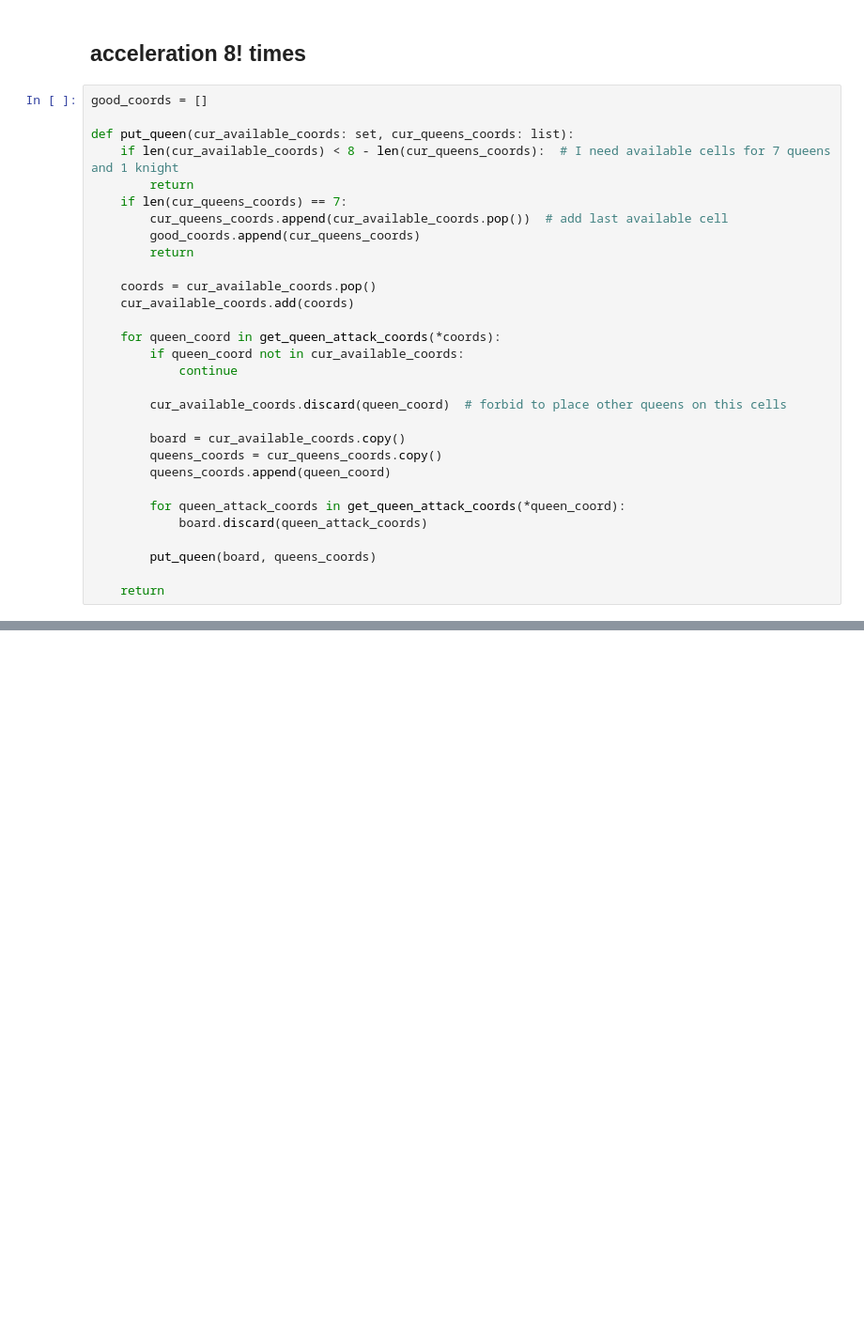
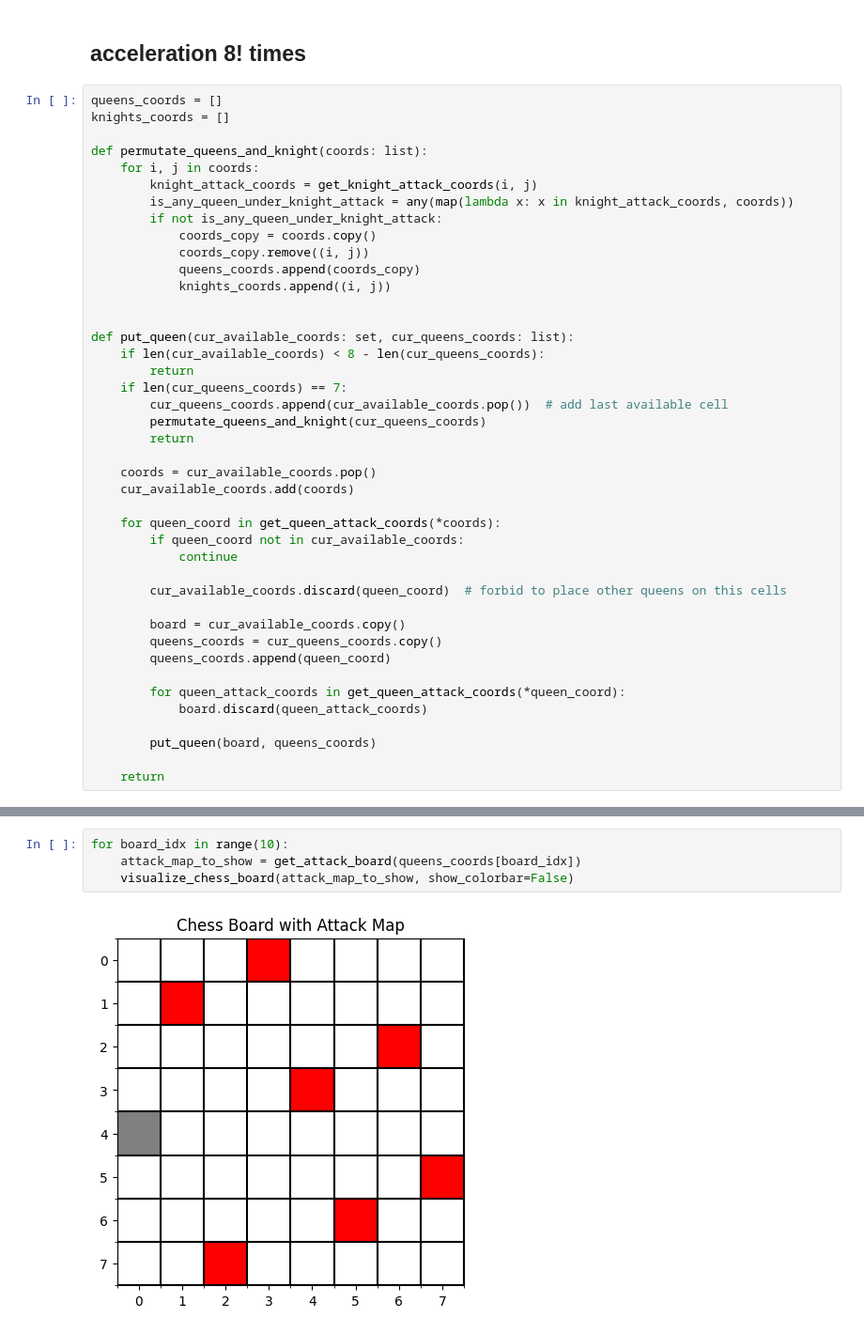
Before and after one commit to Tikhon-Radkevich/EPAM, a Jupyter notebook: combinatorics/knight.ipynb, the cells around one changed output, grey strips where cells are left out. Shown at 94% size. Saved outputs shown, nothing was run; the diff lists cells and outputs as text; blank space fills up the shorter version.

```diff
--- a/combinatorics/knight.ipynb
+++ b/combinatorics/knight.ipynb
@@ -304,14 +325,26 @@ To avoid this permutation, I can just forbid to place second queen on the cells,
 # %% [markdown]
 ## acceleration 8! times
 # %%
-good_coords = []
+queens_coords = []
+knights_coords = []
+
+def permutate_queens_and_knight(coords: list):
+    for i, j in coords:
+        knight_attack_coords = get_knight_attack_coords(i, j)
+        is_any_queen_under_knight_attack = any(map(lambda x: x in knight_attack_coords, coords))
+        if not is_any_queen_under_knight_attack:
+            coords_copy = coords.copy()
+            coords_copy.remove((i, j))
+            queens_coords.append(coords_copy)
+            knights_coords.append((i, j))
+
 
 def put_queen(cur_available_coords: set, cur_queens_coords: list):
-    if len(cur_available_coords) < 8 - len(cur_queens_coords):  # I need available cells for 7 queens and 1 knight
+    if len(cur_available_coords) < 8 - len(cur_queens_coords):
         return
     if len(cur_queens_coords) == 7:
         cur_queens_coords.append(cur_available_coords.pop())  # add last available cell
-        good_coords.append(cur_queens_coords)
+        permutate_queens_and_knight(cur_queens_coords)
         return
 
     coords = cur_available_coords.pop()
@@ -345,0 +386,6 @@ print(N)
+# %%
+for board_idx in range(10):
+    attack_map_to_show = get_attack_board(queens_coords[board_idx])
+    visualize_chess_board(attack_map_to_show, show_colorbar=False)
+# %% [output]
+[figure, added]
```
Also changed, not shown: parts of 13 cells of this notebook.
